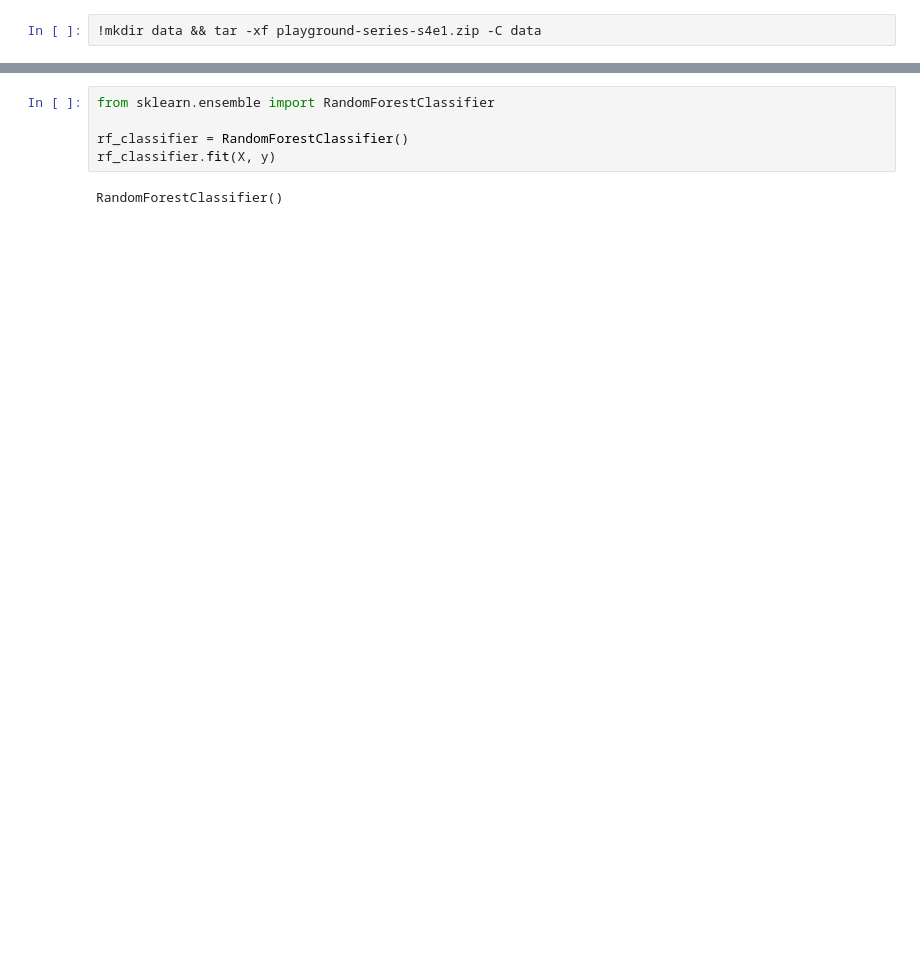
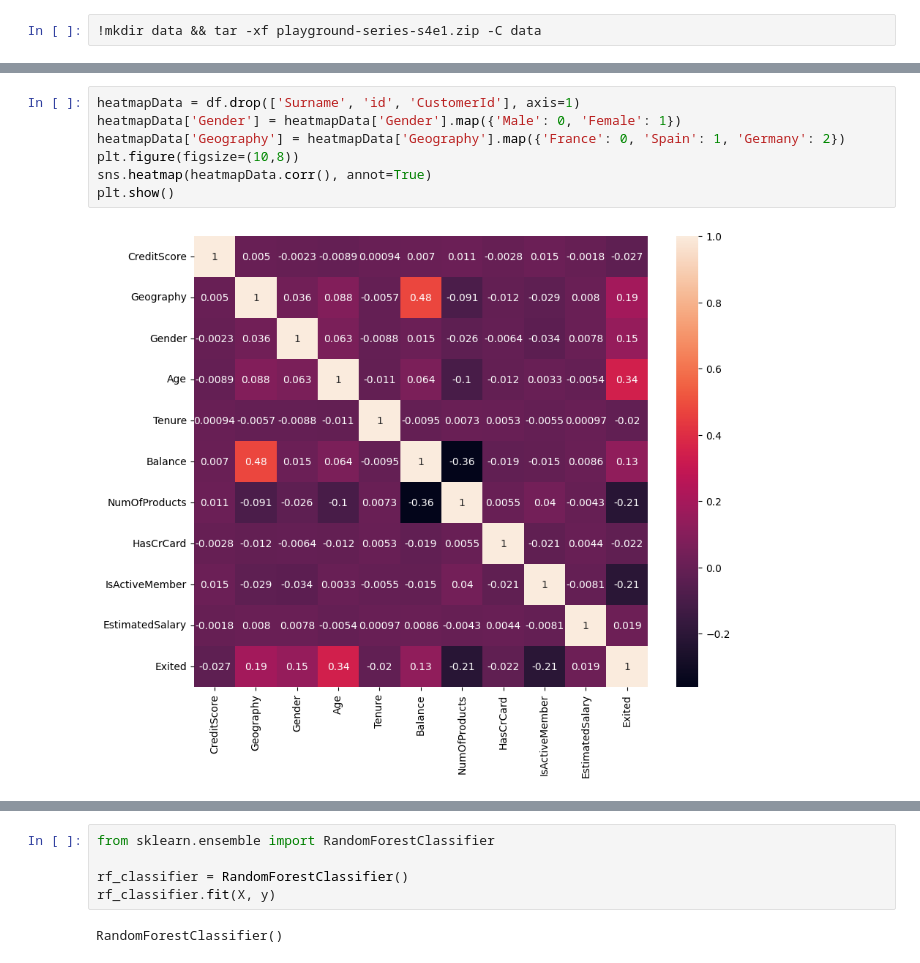
Before and after one commit to nodelike/kaggle-competitions, a Jupyter notebook: bank-churn/bank-churn.ipynb, the cells around one changed output, grey strips where cells are left out. Drawn from its saved outputs; the diff is of its cells as text; blank space fills up the shorter version.

```diff
--- a/bank-churn/bank-churn.ipynb
+++ b/bank-churn/bank-churn.ipynb
@@ -38,0 +40,9 @@ y = y.to("cpu")
+# %%
+heatmapData = df.drop(['Surname', 'id', 'CustomerId'], axis=1)
+heatmapData['Gender'] = heatmapData['Gender'].map({'Male': 0, 'Female': 1})
+heatmapData['Geography'] = heatmapData['Geography'].map({'France': 0, 'Spain': 1, 'Germany': 2})
+plt.figure(figsize=(10,8))
+sns.heatmap(heatmapData.corr(), annot=True)
+plt.show()
+# %% [output]
+[figure, added]
```
Also changed, not shown: parts of 28 cells of this notebook, 8 other files.
